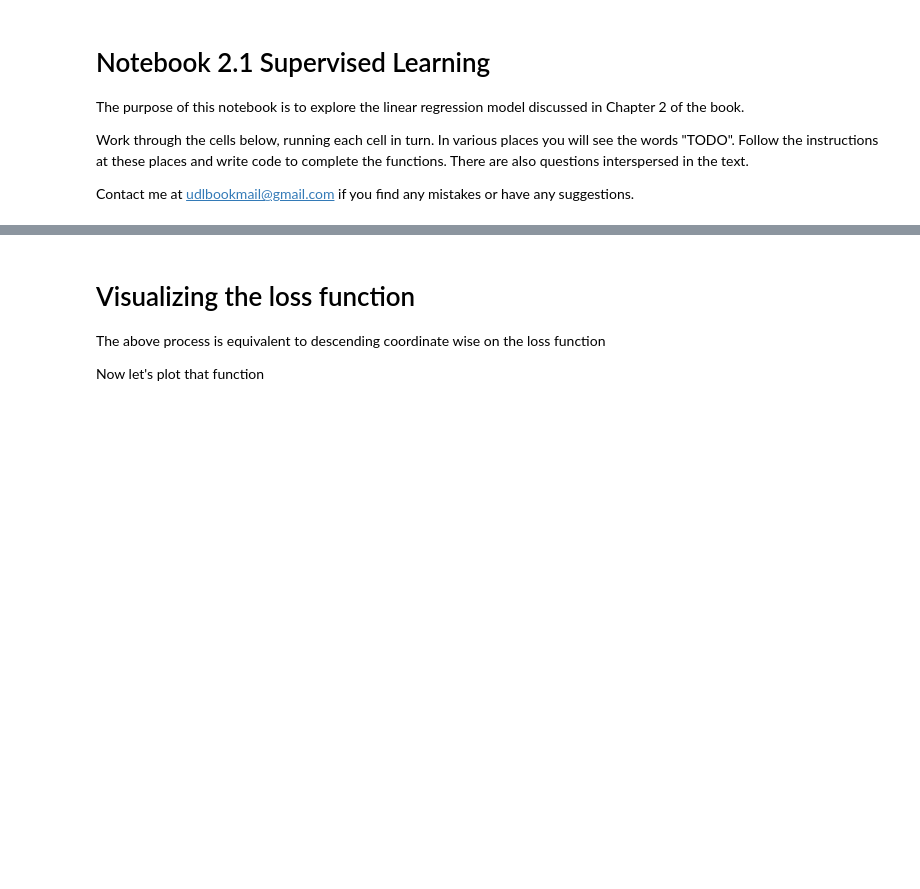
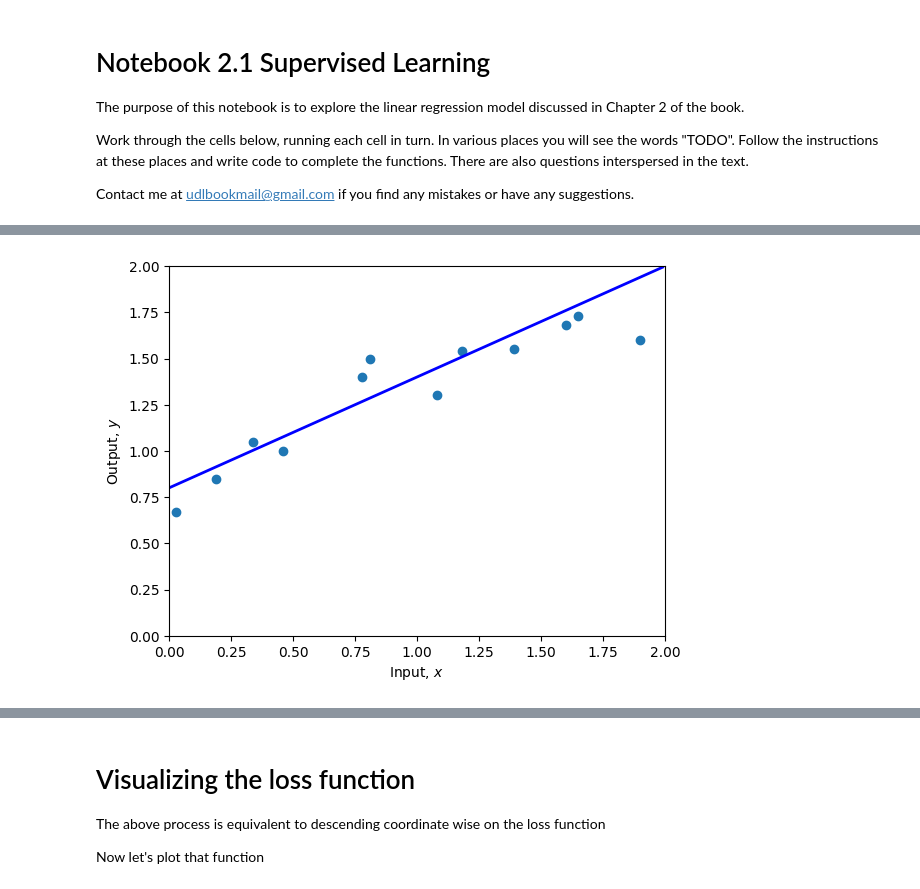
Before and after one commit to igurovich/udlbook, a Jupyter notebook: Notebooks/Chap02/2_1_Supervised_Learning.ipynb, the cells around one changed output, grey strips where cells are left out. Cells and saved outputs as stored; diff of their text form; code cells hidden in the pictures; blank space fills up the shorter version.

```diff
--- a/Notebooks/Chap02/2_1_Supervised_Learning.ipynb
+++ b/Notebooks/Chap02/2_1_Supervised_Learning.ipynb
@@ -72,11 +79,13 @@ print(f'Your Loss = {loss:3.2f}, Ground truth =10.28')
 # %%
 # TODO -- Change the parameters manually to fit the model
 # First fix phi1 and try changing phi0 until you can't make the loss go down any more
 # Then fix phi0 and try changing phi1 until you can't make the loss go down any more
 # Repeat this process until you find a set of parameters that fit the model as in figure 2.2d
 # You can either do this by hand, or if you want to get fancy, write code to descent automatically in this way
 # Start at these values:
-phi0 = 1.60 ; phi1 =-0.8
+phi0 = 0.8 ; phi1 =0.6
 
 plot(x,y,phi0,phi1)
 print(f'Your Loss = {compute_loss(x,y,phi0,phi1):3.2f}')
+# %% [output]
+[figure, added]
```
Also changed, not shown: parts of 7 cells of this notebook.
